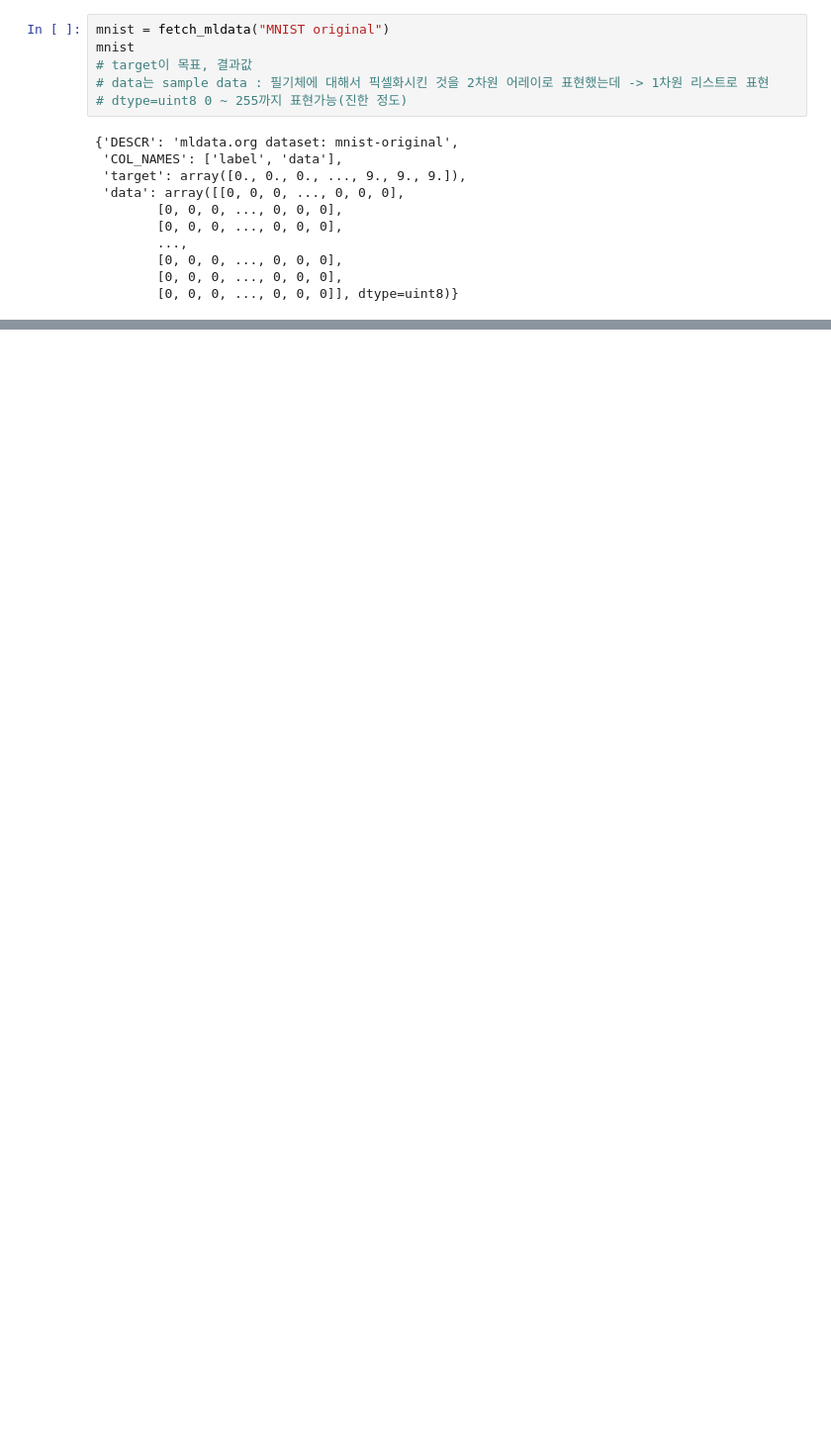
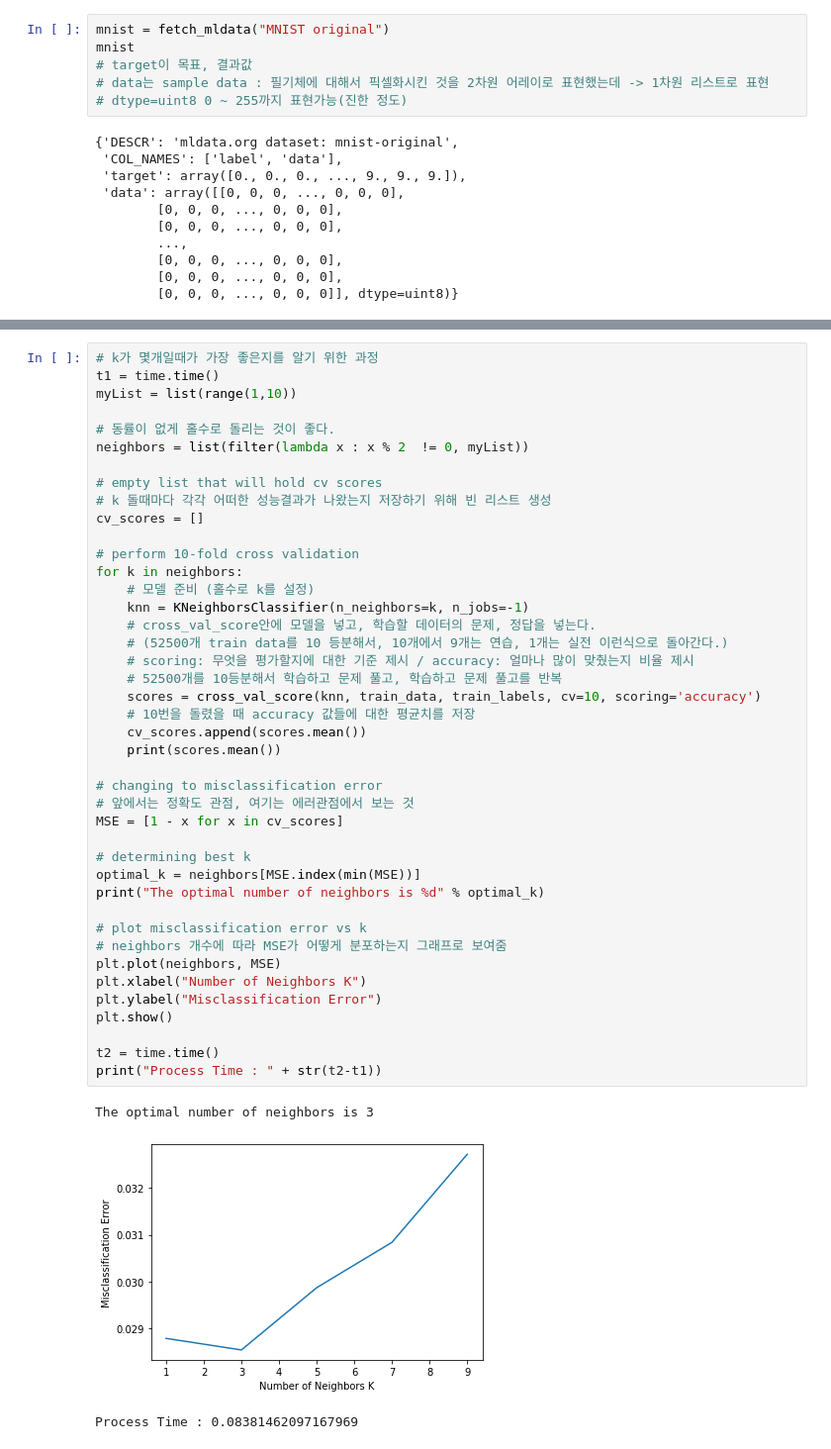
Before and after one commit to hanbinleejoy/anaconda-python, a Jupyter notebook: python_fundamental/ML_1_Machine_Learning.ipynb, the cells around one changed output, grey strips where cells are left out. Shown at 99% size. Cells and saved outputs as stored; diff of their text form; blank space fills up the shorter version.

```diff
--- a/python_fundamental/ML_1_Machine_Learning.ipynb
+++ b/python_fundamental/ML_1_Machine_Learning.ipynb
@@ -71,0 +215,46 @@ print(len(test_data))
+# %%
+# k가 몇개일때가 가장 좋은지를 알기 위한 과정
+t1 = time.time()
+myList = list(range(1,10))
+
+# 동률이 없게 홀수로 돌리는 것이 좋다.
+neighbors = list(filter(lambda x : x % 2  != 0, myList))
+
+# empty list that will hold cv scores
+# k 돌때마다 각각 어떠한 성능결과가 나왔는지 저장하기 위해 빈 리스트 생성
+cv_scores = []
+
+# perform 10-fold cross validation
+for k in neighbors:
+    # 모델 준비 (홀수로 k를 설정)
+    knn = KNeighborsClassifier(n_neighbors=k, n_jobs=-1)
+    # cross_val_score안에 모델을 넣고, 학습할 데이터의 문제, 정답을 넣는다.
+    # (52500개 train data를 10 등분해서, 10개에서 9개는 연습, 1개는 실전 이런식으로 돌아간다.)
+    # scoring: 무엇을 평가할지에 대한 기준 제시 / accuracy: 얼마나 많이 맞췄는지 비율 제시
+    # 52500개를 10등분해서 학습하고 문제 풀고, 학습하고 문제 풀고를 반복
+    scores = cross_val_score(knn, train_data, train_labels, cv=10, scoring='accuracy')
+    # 10번을 돌렸을 때 accuracy 값들에 대한 평균치를 저장
+    cv_scores.append(scores.mean())
+    print(scores.mean())
+
+# changing to misclassification error
+# 앞에서는 정확도 관점, 여기는 에러관점에서 보는 것
+MSE = [1 - x for x in cv_scores]
+
+# determining best k
+optimal_k = neighbors[MSE.index(min(MSE))]
+print("The optimal number of neighbors is %d" % optimal_k)
+
+# plot misclassification error vs k
+# neighbors 개수에 따라 MSE가 어떻게 분포하는지 그래프로 보여줌
+plt.plot(neighbors, MSE)
+plt.xlabel("Number of Neighbors K")
+plt.ylabel("Misclassification Error")
+plt.show()
+
+t2 = time.time()
+print("Process Time : " + str(t2-t1))
+# %% [output]
+The optimal number of neighbors is 3
+[figure, added]
+Process Time : 0.08381462097167969
```
Also changed, not shown: parts of 36 cells of this notebook, 2 other files.
